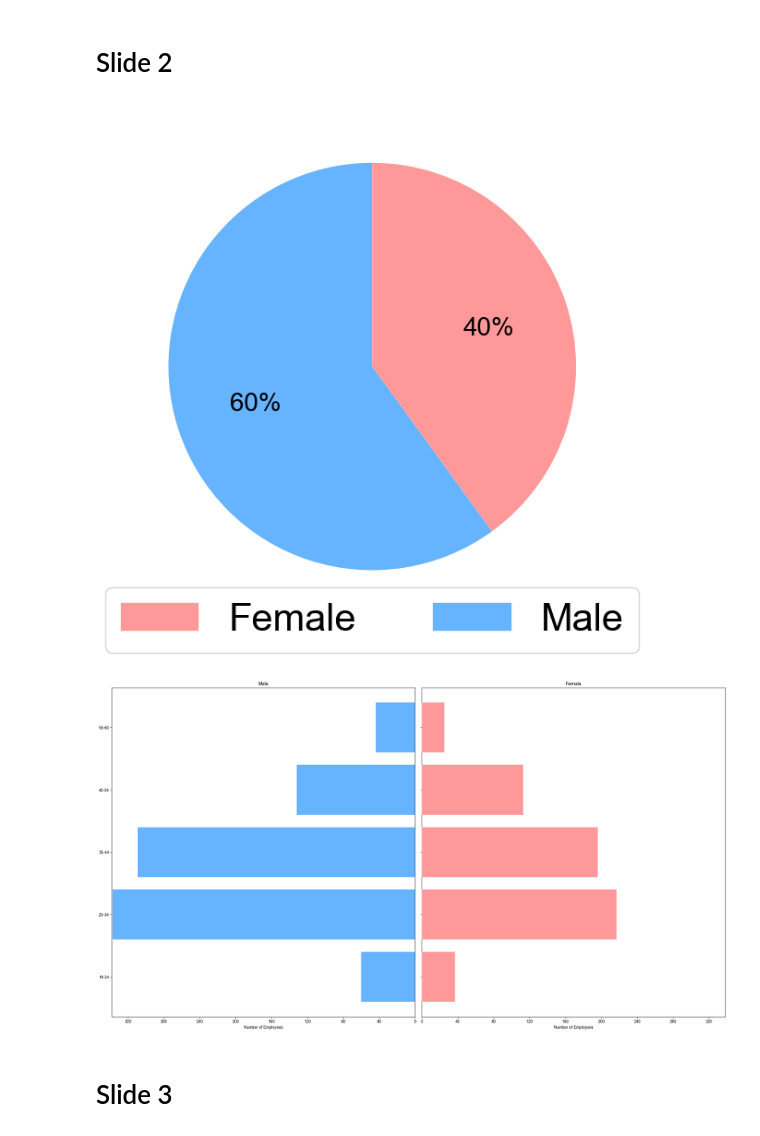
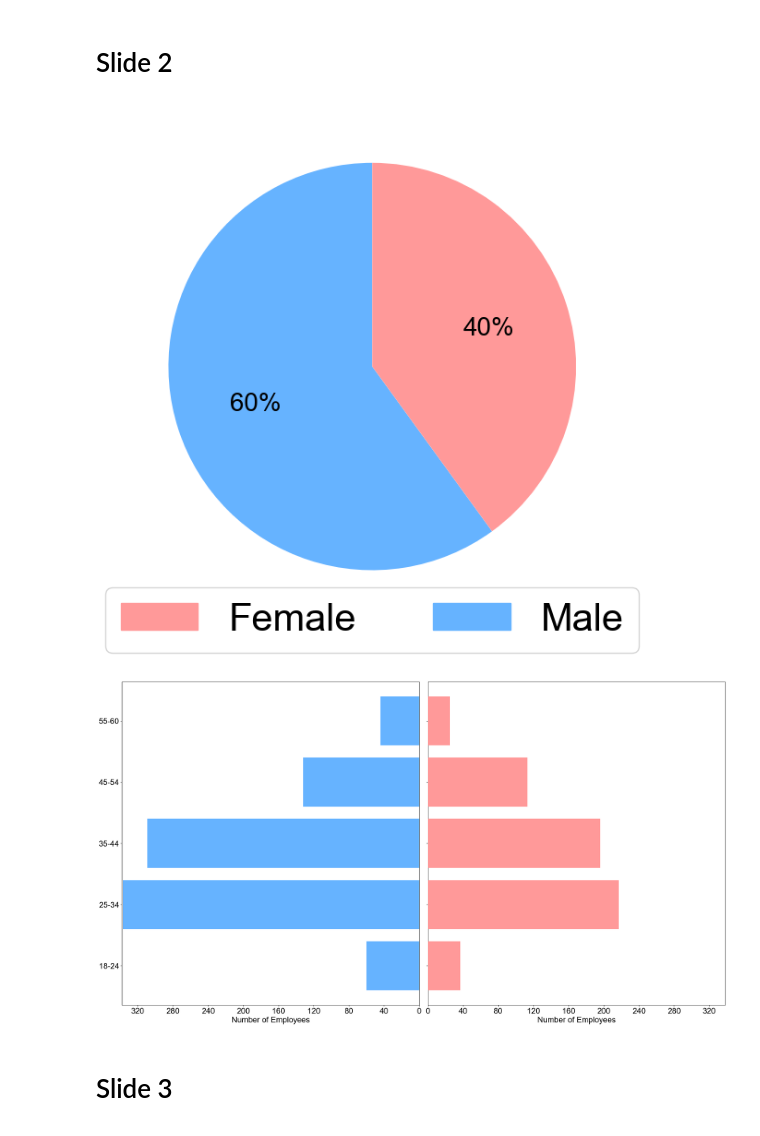
Before and after one commit to HiIamInfi/ibm-hr-data-challenge, a Jupyter notebook: src/visuals.ipynb, the cells around one changed output. Saved outputs shown, nothing was run; the diff lists cells and outputs as text; code cells hidden in the pictures.

```diff
--- a/src/visuals.ipynb
+++ b/src/visuals.ipynb
@@ -21,10 +21,11 @@ print(ibm_df.columns.tolist())
 # %%
 # Slide 2
 gender_counts = ibm_df['Gender'].value_counts()
+DESCRIPTION_FONTSIZE = 20
 
 # 1. Pie Chart for Gender Distribution
 plt.figure(figsize=(6.74, 6.08))
-plt.pie(gender_counts, labels=None, autopct='%1.0f%%', startangle=90, colors=[COLOR_MALE, COLOR_FEMALE], textprops={'fontsize': 20})
+plt.pie(gender_counts, labels=None, autopct='%1.0f%%', startangle=90, colors=[COLOR_MALE, COLOR_FEMALE], textprops={'fontsize': DESCRIPTION_FONTSIZE})
 plt.title('')
 plt.ylabel('') # Hide the y-label
 
@@ -47,40 +48,41 @@ ibm_df['AgeGroup'] = pd.cut(ibm_df['Age'], bins=bins, labels=labels, right=False
 male_counts = ibm_df[ibm_df['Gender'] == 'Male']['AgeGroup'].value_counts().sort_index()
 female_counts = ibm_df[ibm_df['Gender'] == 'Female']['AgeGroup'].value_counts().sort_index()
 
 # Reindex to ensure both series have the same age groups, filling missing with 0
 all_labels = ibm_df['AgeGroup'].cat.categories
 male_counts = male_counts.reindex(all_labels, fill_value=0)
 female_counts = female_counts.reindex(all_labels, fill_value=0)
 
 # Create the population pyramid plot
 y = np.arange(len(labels))
 fig, axes = plt.subplots(ncols=2, sharey=True, figsize=(22.25, 13.19))
 
 # Plot male data
-axes[0].barh(y, -male_counts, align='center', color='#66b3ff', zorder=10)
-axes[0].set(title='Male')
-axes[0].set_xlabel('Number of Employees')
+axes[0].barh(y, -male_counts, align='center', color=COLOR_MALE, zorder=10)
+axes[0].set_xlabel('Number of Employees', fontsize=DESCRIPTION_FONTSIZE)
+axes[0].tick_params(axis='x', labelsize=DESCRIPTION_FONTSIZE)
 max_count = max(male_counts.max(), female_counts.max())
 axes[0].set_xlim(left=-max_count-1, right=0)
 axes[0].xaxis.set_major_formatter(plt.FuncFormatter(lambda x, _: f'{abs(int(x))}'))
 axes[0].xaxis.set_major_locator(plt.MaxNLocator(integer=True))
 
 # Plot female data
-axes[1].barh(y, female_counts, align='center', color='#ff9999', zorder=10)
-axes[1].set(title='Female')
-axes[1].set_xlabel('Number of Employees')
+axes[1].barh(y, female_counts, align='center', color=COLOR_FEMALE, zorder=10)
+axes[1].set_xlabel('Number of Employees', fontsize=DESCRIPTION_FONTSIZE)
+axes[1].tick_params(axis='x', labelsize=DESCRIPTION_FONTSIZE)
 axes[1].set_xlim(left=0, right=max_count+1)
 axes[1].xaxis.set_major_locator(plt.MaxNLocator(integer=True))
 
 # Adjust layout and labels
 fig.suptitle('')
+axes[0].tick_params(axis='y', labelsize=DESCRIPTION_FONTSIZE)
 plt.yticks(y, labels)
 plt.tight_layout()
 plt.subplots_adjust(top=0.92)
 plt.savefig('reports/population_pyramid_subset.png', dpi=RESOLUTION)
 # %% [output]
 [figure]
-[figure, old version]
+[figure, new version]
 # %% [markdown]
 # Slide 3
 # %%
```
Also changed, not shown: 1 other file.
